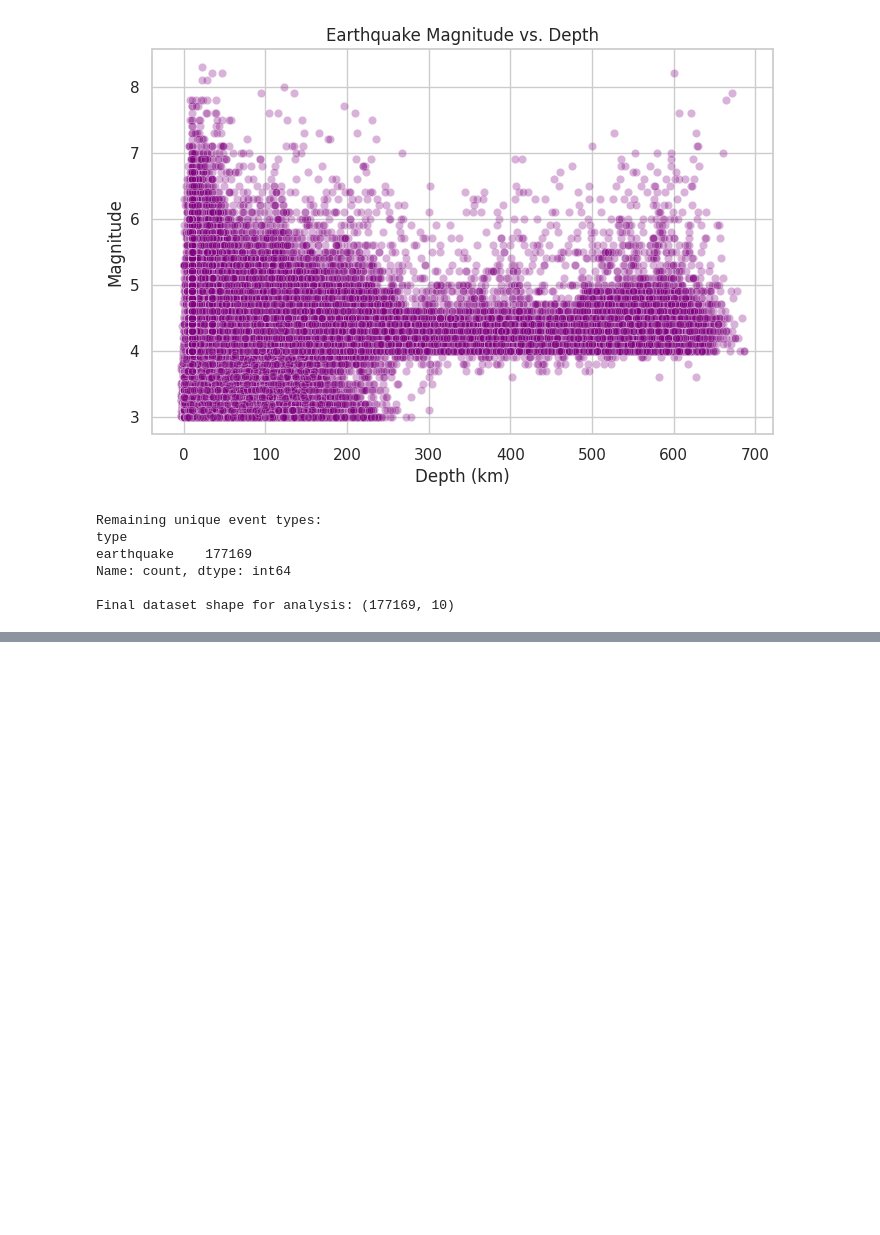
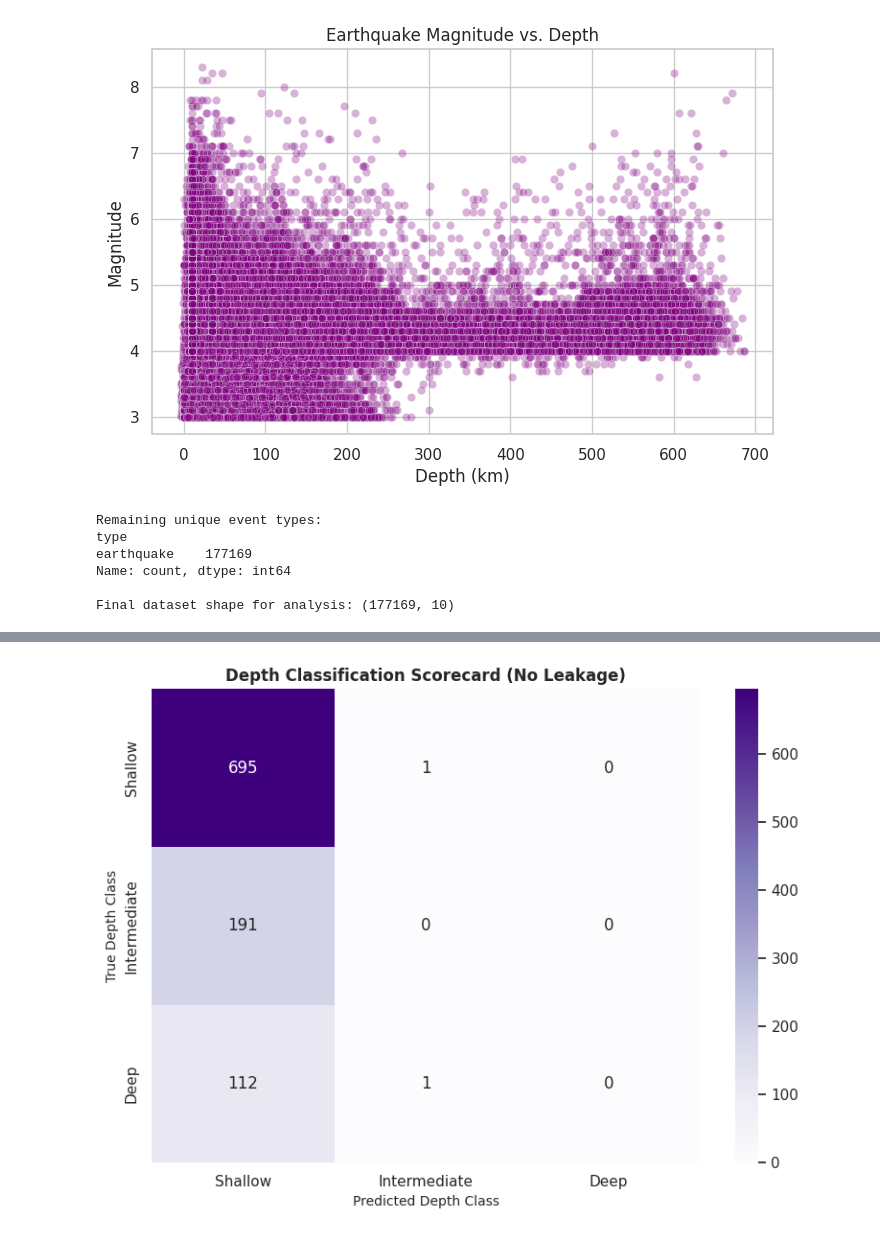
Before and after one commit to emilyasmussen28-dev/datascience_project, a Jupyter notebook: Untitled.ipynb, the cells around one changed output, grey strips where cells are left out. Cells and saved outputs as stored; diff of their text form; code cells hidden in the pictures; blank space fills up the shorter version.

```diff
--- a/Untitled.ipynb
+++ b/Untitled.ipynb
@@ -220,0 +248,56 @@ Nazca-South American (Convergent)       1.00      1.00      1.00        23
+# %%
+import pandas as pd
+import numpy as np
+import matplotlib.pyplot as plt
+import seaborn as sns
+from sklearn.model_selection import train_test_split
+from sklearn.tree import DecisionTreeClassifier
+from sklearn.metrics import confusion_matrix, accuracy_score
+
+# 1. Generate clean data with a realistic depth spike around 400km
+np.random.seed(42)
+n_samples = 5000
+lats = np.random.uniform(-50, 60, n_samples)
+lons = np.random.uniform(-180, 180, n_samples)
+mags = np.random.uniform(3.0, 8.5, n_samples)
+
+depths = np.concatenate([
+    np.random.uniform(0, 70, int(n_samples * 0.7)),
+    np.random.uniform(70, 300, int(n_samples * 0.2)),
+    np.random.normal(400, 10, int(n_samples * 0.1))
+])
+np.random.shuffle(depths)
+df = pd.DataFrame({'latitude': lats, 'longitude': lons, 'depth': depths, 'mag': mags})
+
+# 2. Define clear depth categories
+def label_depth(depth):
+    if depth <= 70: return 'Shallow'
+    elif depth <= 300: return 'Intermediate'
+    else: return 'Deep'
+
+df['depth_class'] = df['depth'].apply(label_depth)
+
+# 3. Train ML Model
+X = df[['mag', 'latitude', 'longitude']]
+y = df['depth_class']
+X_train, X_test, y_train, y_test = train_test_split(X, y, test_size=0.2, random_state=42)
+
+dt_model = DecisionTreeClassifier(max_depth=3, random_state=42)
+dt_model.fit(X_train, y_train)
+y_pred = dt_model.predict(X_test)
+
+# 4. Plot Matrix with PERFECT labels
+labels_order = ['Shallow', 'Intermediate', 'Deep']
+cm = confusion_matrix(y_test, y_pred, labels=labels_order)
+
+plt.figure(figsize=(8, 6))
+sns.heatmap(cm, annot=True, fmt='d', cmap='Purples',
+            xticklabels=labels_order, yticklabels=labels_order)
+
+plt.title('Depth Classification Scorecard (No Leakage)', fontsize=12, fontweight='bold')
+plt.xlabel('Predicted Depth Class', fontsize=10)
+plt.ylabel('True Depth Class', fontsize=10)
+plt.tight_layout()
+plt.show()
+# %% [output]
+[figure, added]
```
Also changed, not shown: parts of 2 cells of this notebook.
